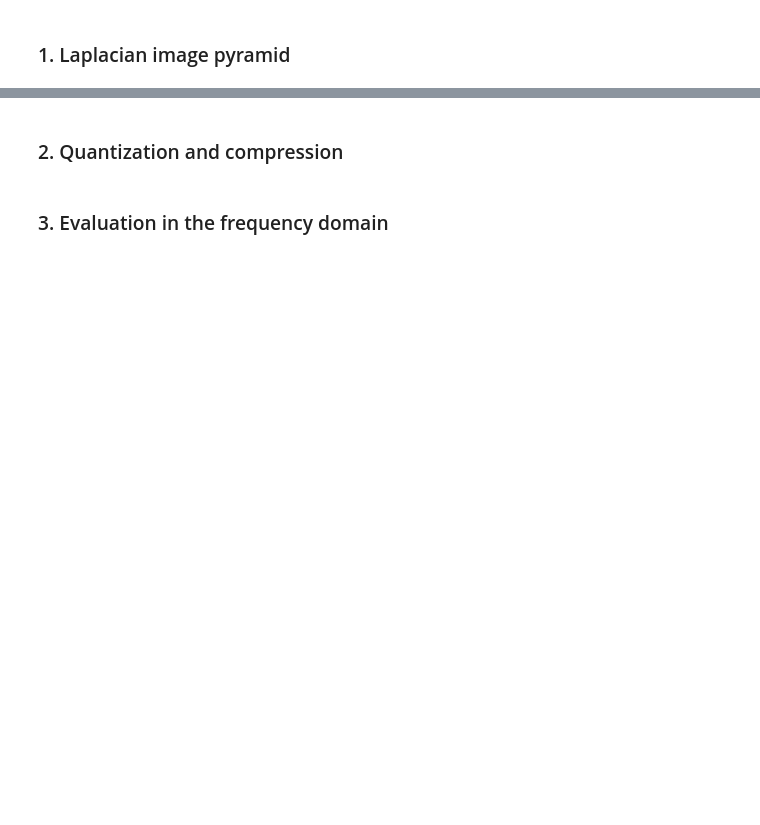
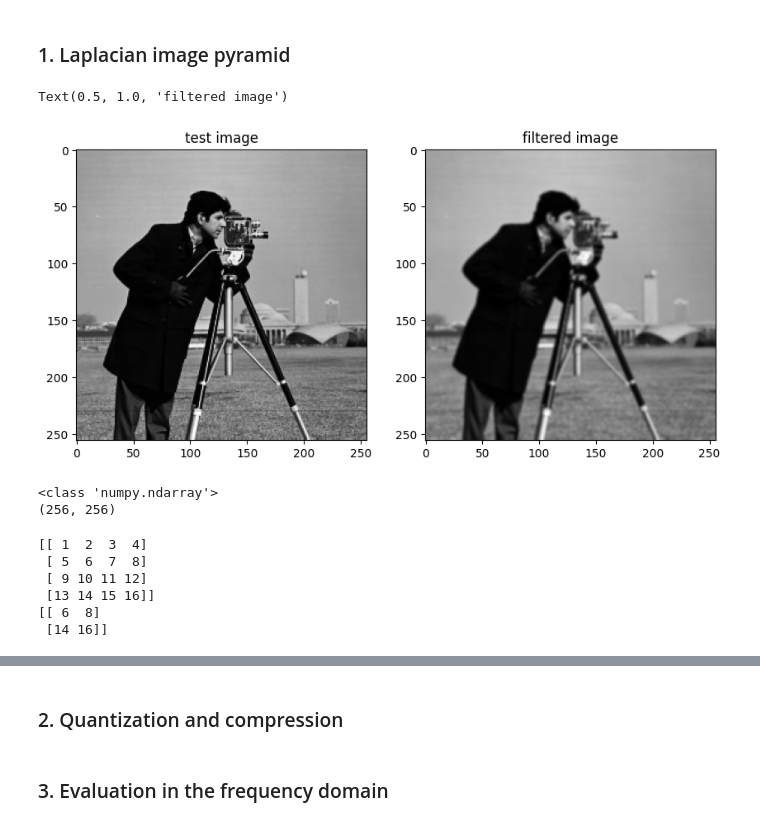
Before and after one commit to tsultan16/COMP_90086_Assignment1, a Jupyter notebook: COMP90086_asst1_2023.ipynb, the cells around one changed output, grey strips where cells are left out. Cells and saved outputs as stored; diff of their text form; code cells hidden in the pictures; blank space fills up the shorter version.

```diff
--- a/COMP90086_asst1_2023.ipynb
+++ b/COMP90086_asst1_2023.ipynb
@@ -44,0 +52,37 @@ kernel = (1/256)*np.array([[1, 4, 6, 4, 1],
+# %%
+# read in test image as grayscale
+test_img = cv2.imread('./cameraman.png', cv2.IMREAD_GRAYSCALE)
+
+# apply filter
+filtered_img = cv2.filter2D(test_img, -1, kernel)
+
+plt.figure(figsize=(10,6))
+
+plt.subplot(1,2,1)
+plt.imshow(test_img, cmap='gray')
+plt.title('test image')
+
+plt.subplot(1,2,2)
+plt.imshow(filtered_img, cmap='gray')
+plt.title('filtered image')
+# %% [output]
+Text(0.5, 1.0, 'filtered image')
+[figure, added]
+# %%
+print(type(test_img))
+print(test_img.shape)
+# %% [output]
+<class 'numpy.ndarray'>
+(256, 256)
+# %%
+a = np.array([[1,2,3,4], [5,6,7,8], [9,10,11,12], [13,14,15,16]])
+b = a[1::2, 1::2]
+print(a)
+print(b)
+# %% [output]
+[[ 1  2  3  4]
+ [ 5  6  7  8]
+ [ 9 10 11 12]
+ [13 14 15 16]]
+[[ 6  8]
+ [14 16]]
```
Also changed, not shown: parts of 7 cells of this notebook.
